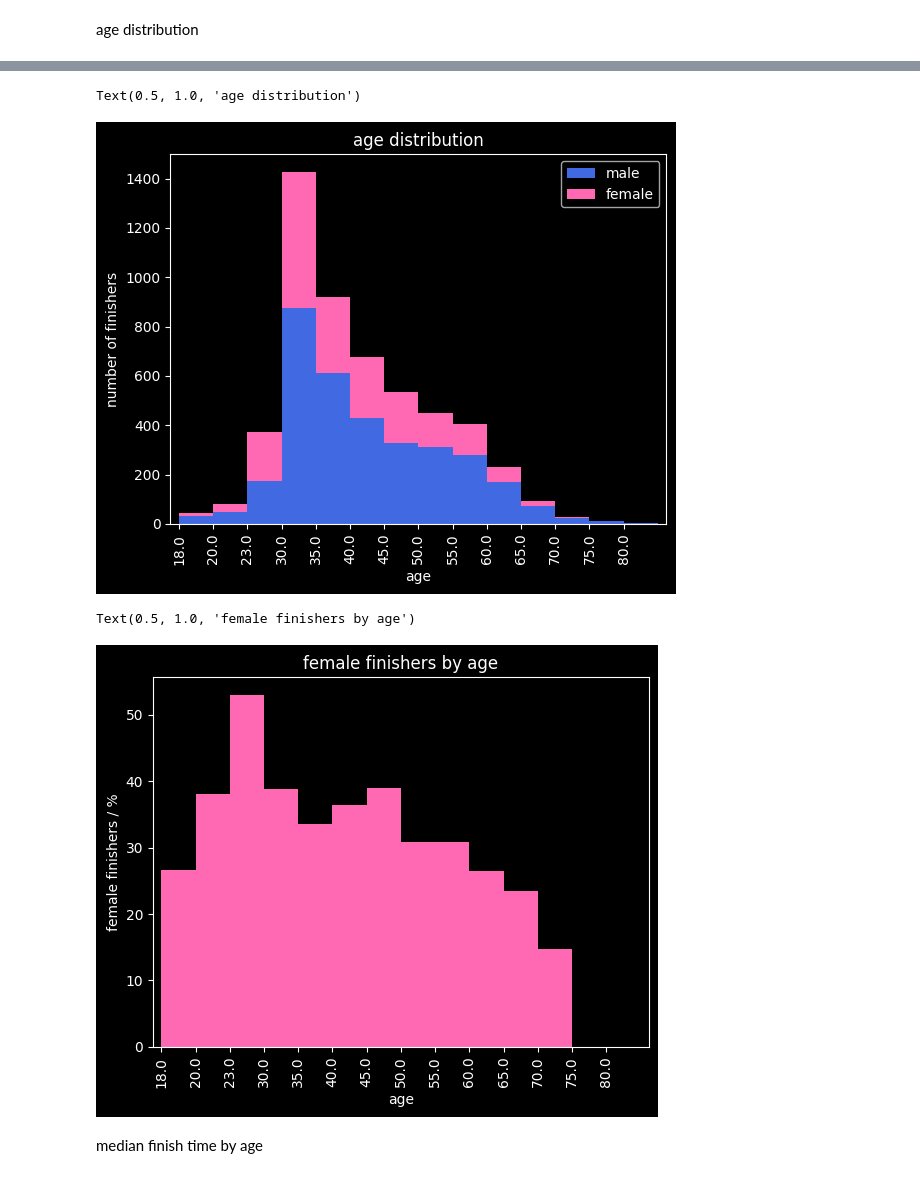
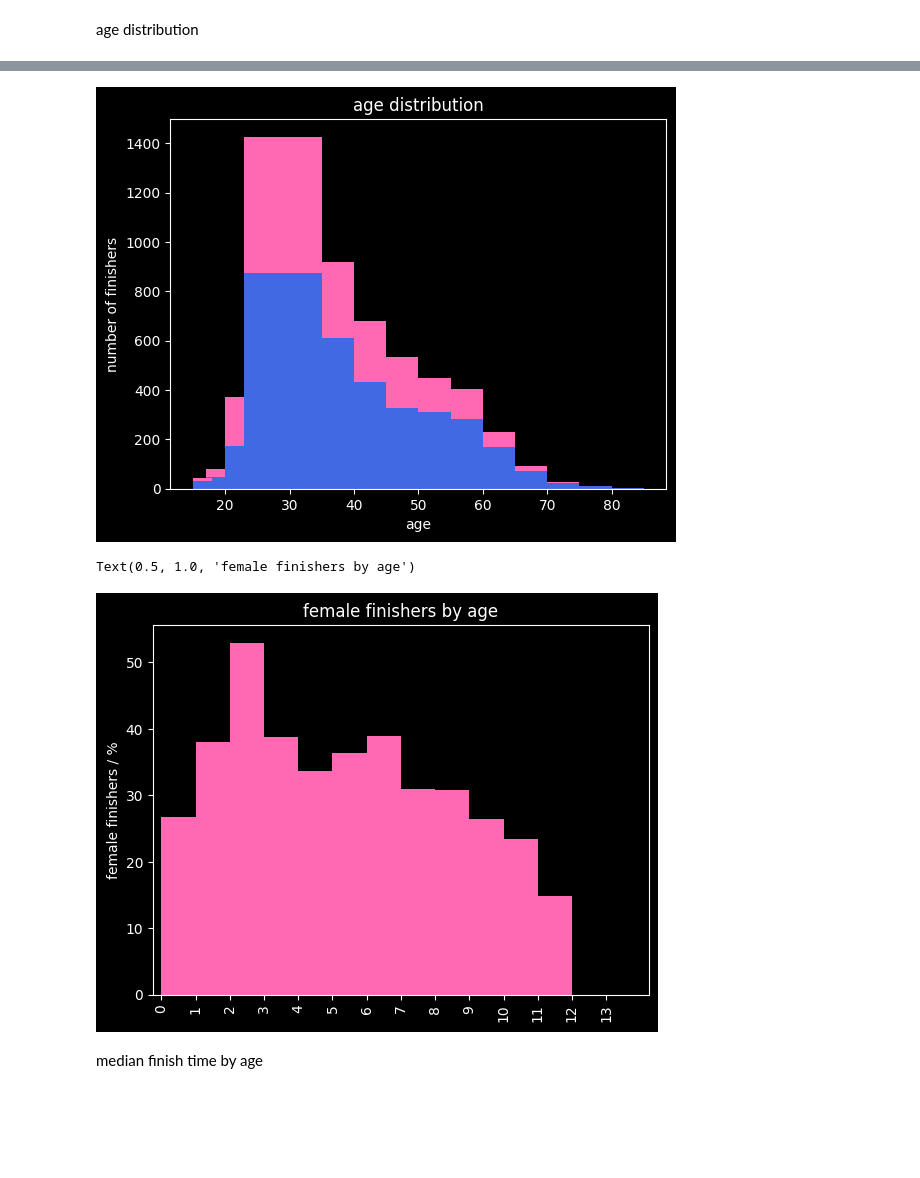
Before and after one commit to gerritnowald/Gutenberg-Halbmarathon-Mainz-2025-analysis, a Jupyter notebook: analysis.ipynb, the cells around one changed output, grey strips where cells are left out. Cells and saved outputs as stored; diff of their text form; code cells hidden in the pictures; blank space fills up the shorter version.

Commit message:
correct widths in age distribution

```diff
--- a/analysis.ipynb
+++ b/analysis.ipynb
@@ -1,9 +1,11 @@
 # %%
 import pandas as pd
-import numpy as np
 
 import matplotlib.pyplot as plt
 plt.style.use("dark_background")
+
+color_f = 'hotpink'
+color_m = 'royalblue'
 # %% [markdown]
 input for individual results
 # %%
@@ -80,9 +82,12 @@ age distribution
 df_age_male   = df[df['sex'] == 'M'].groupby('age').agg({'time_min': 'median', 'number' : 'count'})
 df_age_female = df[df['sex'] == 'W'].groupby('age').agg({'time_min': 'median', 'number' : 'count'})
 
-df_age = pd.merge(df_age_male, df_age_female, on='age', suffixes=['_m','_f'], how='outer')
+df_age = pd.merge(df_age_male, df_age_female, on='age', suffixes=['_m','_f'], how='outer').reset_index()
 
 df_age['female_percentage'] = round(df_age['number_f'] / (df_age['number_m'] + df_age['number_f']) * 100 , 1)
 
+N_age = df_age['number_m'].sum() + df_age['number_f'].sum()
+print(f'{round(N_age/N_total*100)} % finishers with age group')
+
 df_age
 # %% [output]
@@ -105,19 +110,27 @@ df_age
 # %%
-df_age.plot.bar(y=['number_m','number_f'], stacked=True, color=['royalblue', 'hotpink'], align='edge', width=1, label=['male','female'])
+plt.bar(df_age['age'].iloc[:3], df_age['number_m'].iloc[:3], color=color_m, align='edge', width=-3)
+plt.bar(df_age['age'].iloc[:3], df_age['number_f'].iloc[:3], color=color_f, align='edge', width=-3, bottom=df_age['number_m'].iloc[:3])
+
+plt.bar(df_age['age'].iloc[2],  df_age['number_m'].iloc[3],  color=color_m, align='edge', width=12)
+plt.bar(df_age['age'].iloc[2],  df_age['number_f'].iloc[3],  color=color_f, align='edge', width=12, bottom=df_age['number_m'].iloc[3])
+
+plt.bar(df_age['age'].iloc[4:], df_age['number_m'].iloc[4:], color=color_m, align='edge', width=5)
+plt.bar(df_age['age'].iloc[4:], df_age['number_f'].iloc[4:], color=color_f, align='edge', width=5, bottom=df_age['number_m'].iloc[4:])
+
+plt.xlabel('age')
 plt.ylabel('number of finishers')
 plt.title('age distribution')
 
 # plt.savefig('age_distribution.png', dpi=300, transparent=True)
 # %% [output]
-Text(0.5, 1.0, 'age distribution')
-[figure, old version]
+[figure, new version]
 # %%
-df_age['female_percentage'].plot.bar(color='hotpink', align='edge', width=1)
+df_age['female_percentage'].plot.bar(color=color_f, align='edge', width=1)
 plt.ylabel('female finishers / %')
 plt.title('female finishers by age')
 # %% [output]
 Text(0.5, 1.0, 'female finishers by age')
-[figure, old version]
+[figure, new version]
 # %% [markdown]
 median finish time by age
 # %%
```
Also changed, not shown: parts of 3 cells of this notebook, 1 other file.
